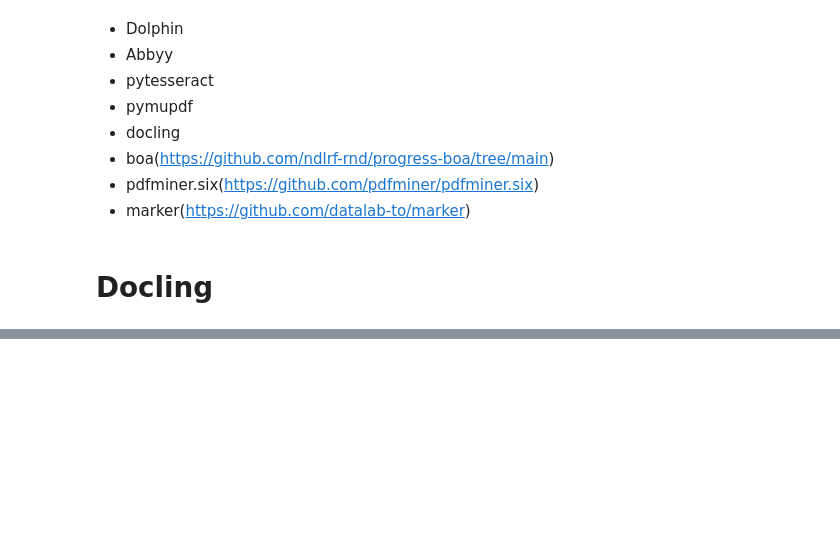
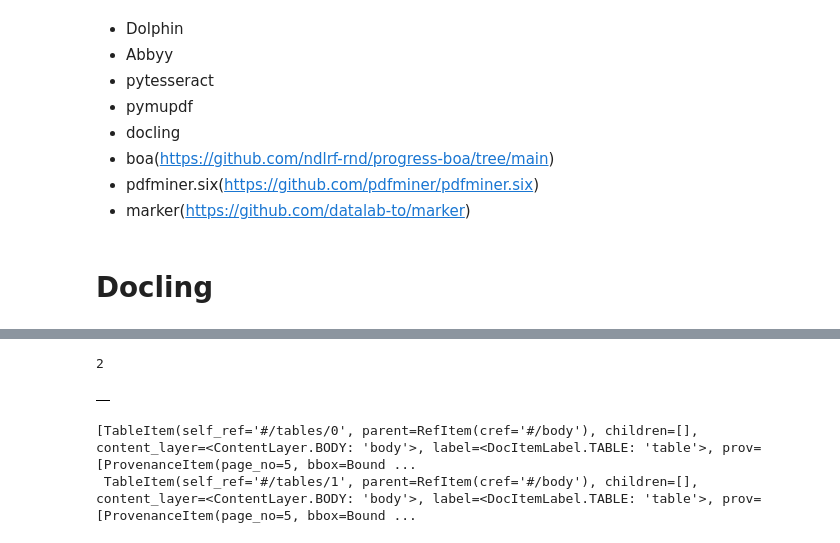
Before and after one commit to arslan-rashidov/knowledge-base-chat-bot-develop, a Jupyter notebook: notebooks/1_text_extraction/extraction_text_images_tables.ipynb, the cells around one changed output, grey strips where cells are left out. Drawn from its saved outputs; the diff is of its cells as text; code cells hidden in the pictures; blank space fills up the shorter version.

```diff
--- a/notebooks/1_text_extraction/extraction_text_images_tables.ipynb
+++ b/notebooks/1_text_extraction/extraction_text_images_tables.ipynb
@@ -125,0 +156,13 @@ conv_result.document.export_to_markdown()
+# %%
+len(conv_result.document.tables)
+# %% [output]
+2
+# %%
+table_df
+# %% [output]
+|  |
+# %%
+conv_result.document.tables
+# %% [output]
+[TableItem(self_ref='#/tables/0', parent=RefItem(cref='#/body'), children=[], content_layer=<ContentLayer.BODY: 'body'>, label=<DocItemLabel.TABLE: 'table'>, prov=[ProvenanceItem(page_no=5, bbox=Bound ...
+ TableItem(self_ref='#/tables/1', parent=RefItem(cref='#/body'), children=[], content_layer=<ContentLayer.BODY: 'body'>, label=<DocItemLabel.TABLE: 'table'>, prov=[ProvenanceItem(page_no=5, bbox=Bound ...
```
Also changed, not shown: parts of 16 cells of this notebook, 4 other files.
